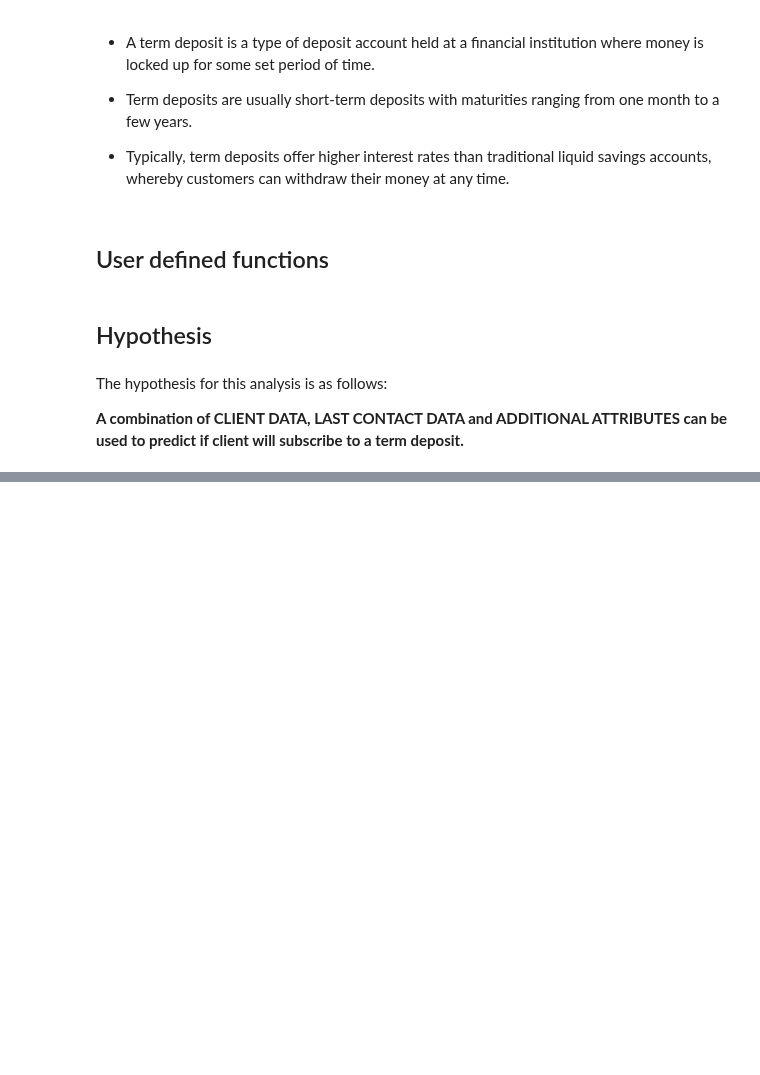
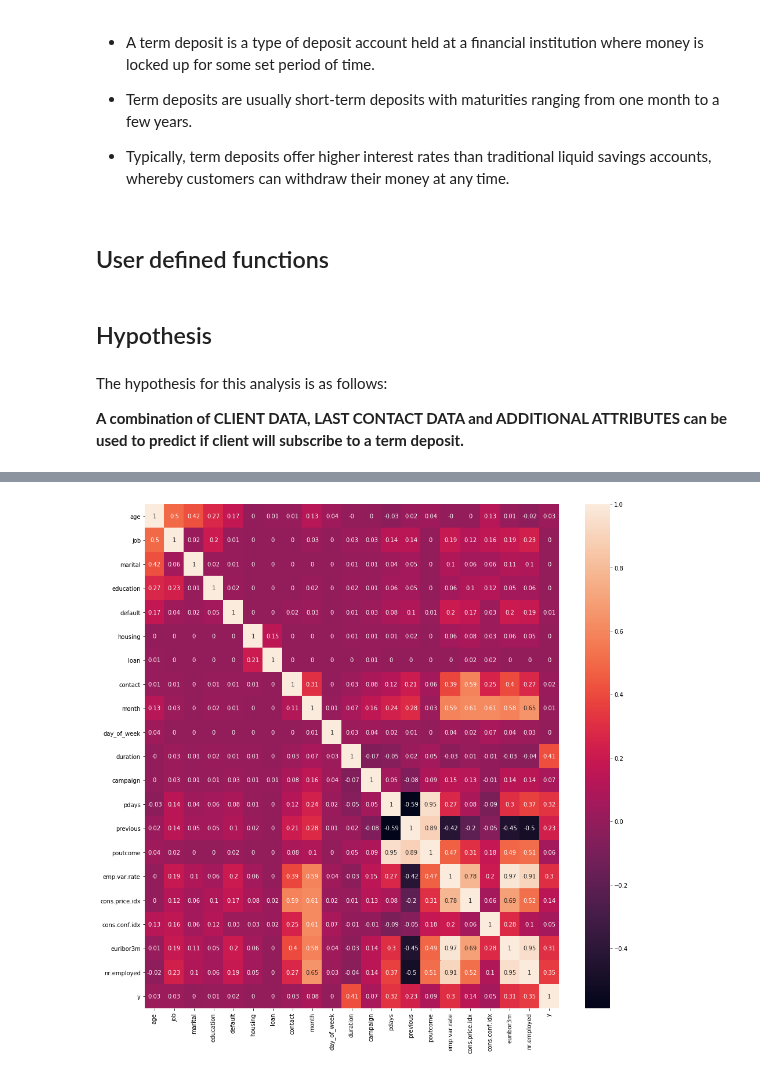
Before and after one commit to priyasharma1908/Term_deposit, a Jupyter notebook: Term_Deposit_Case_Study.ipynb, the cells around one changed output, grey strips where cells are left out. Drawn from its saved outputs; the diff is of its cells as text; code cells hidden in the pictures; blank space fills up the shorter version.

```diff
--- a/Term_Deposit_Case_Study.ipynb
+++ b/Term_Deposit_Case_Study.ipynb
@@ -251,0 +709,8 @@ The hypothesis for this analysis is as follows:
+# %%
+correlation_df = compute_correlation(term_deposit_data)
+# %%
+fig, ax = plt.subplots(figsize=(16,16))
+sns.heatmap(correlation_df, annot=True)
+plt.show()
+# %% [output]
+[figure, added]
```
Also changed, not shown: parts of 51 cells of this notebook.
